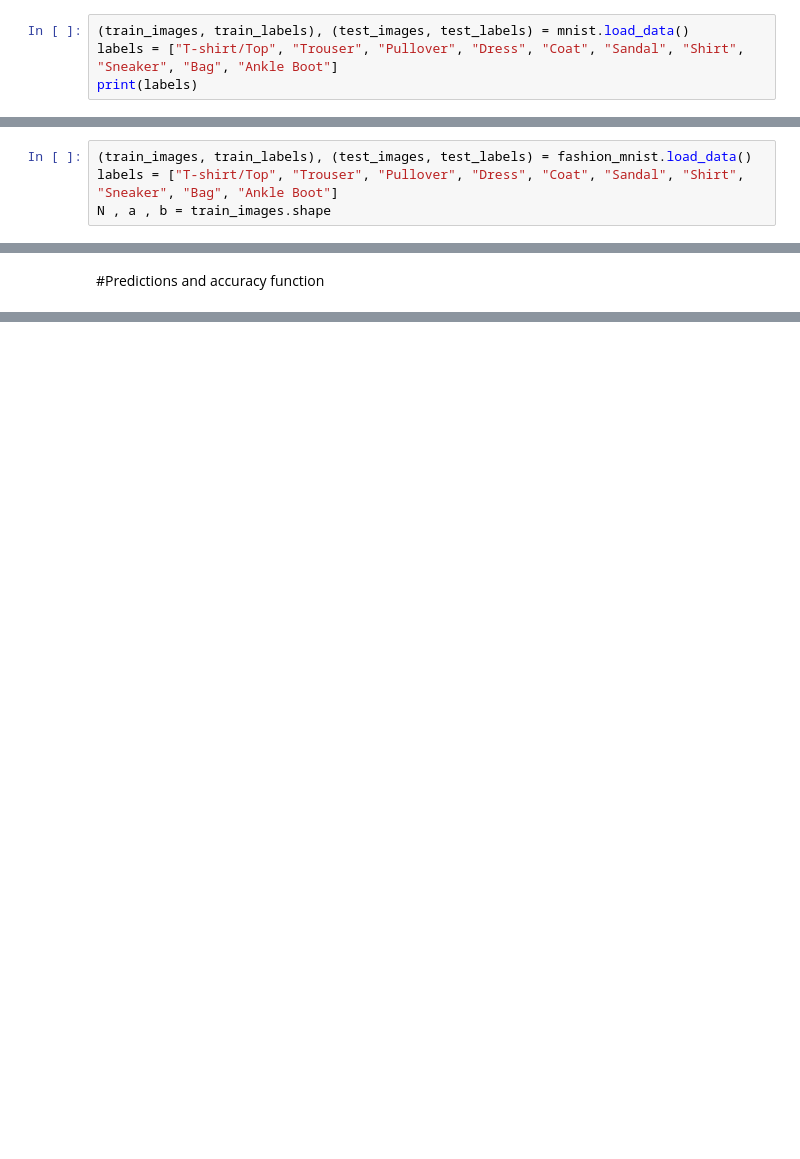
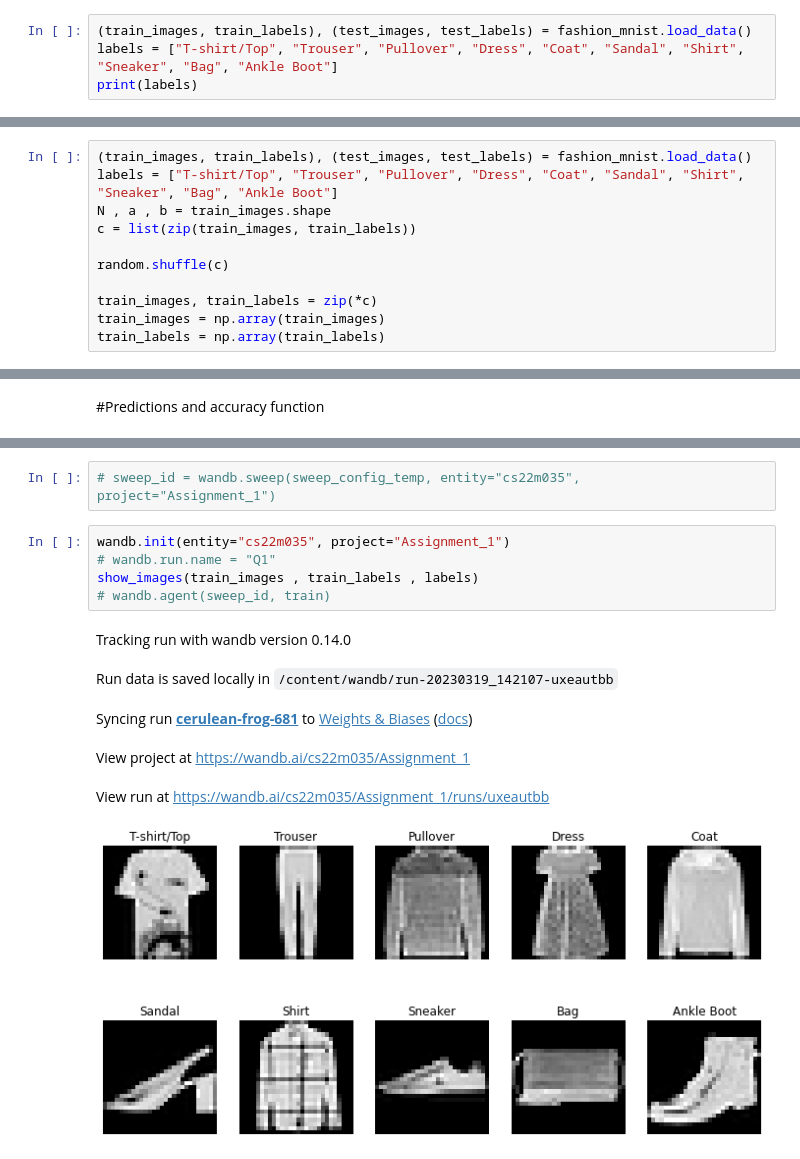
Before and after one commit to ChinmayP3/cs6910_assignment1, a Jupyter notebook: Assignment_1.ipynb, the cells around one changed output, grey strips where cells are left out. Cells and saved outputs as stored; diff of their text form; blank space fills up the shorter version.

```diff
--- a/Assignment_1.ipynb
+++ b/Assignment_1.ipynb
@@ -29,6 +38,6 @@ wandb: WARNING Calling wandb.login() after wandb.init() has no effect.
 True
 # %%
-(train_images, train_labels), (test_images, test_labels) = mnist.load_data()
+(train_images, train_labels), (test_images, test_labels) = fashion_mnist.load_data()
 labels = ["T-shirt/Top", "Trouser", "Pullover", "Dress", "Coat", "Sandal", "Shirt", "Sneaker", "Bag", "Ankle Boot"]
 print(labels)
 # %% [output]
@@ -57,4 +66,11 @@ nl = len(labels)
 (train_images, train_labels), (test_images, test_labels) = fashion_mnist.load_data()
 labels = ["T-shirt/Top", "Trouser", "Pullover", "Dress", "Coat", "Sandal", "Shirt", "Sneaker", "Bag", "Ankle Boot"]
 N , a , b = train_images.shape
+c = list(zip(train_images, train_labels))
+
+random.shuffle(c)
+
+train_images, train_labels = zip(*c)
+train_images = np.array(train_images)
+train_labels = np.array(train_labels)
 # %%
@@ -1005 +1185,15 @@ def get_predictions_accuracy(W, b, X, y, method, loss_fun):
+# %%
+# sweep_id = wandb.sweep(sweep_config_temp, entity="cs22m035", project="Assignment_1")
+# %%
+wandb.init(entity="cs22m035", project="Assignment_1")
+# wandb.run.name = "Q1"
+show_images(train_images , train_labels , labels)
+# wandb.agent(sweep_id, train)
+# %% [output]
+Tracking run with wandb version 0.14.0
+Run data is saved locally in /content/wandb/run-20230319_142107-uxeautbb
+Syncing run cerulean-frog-681 to Weights & Biases (docs)
+View project at https://wandb.ai/cs22m035/Assignment_1
+View run at https://wandb.ai/cs22m035/Assignment_1/runs/uxeautbb
+[figure, added]
 # %%
```
Also changed, not shown: parts of 26 cells of this notebook, 2 other files.
